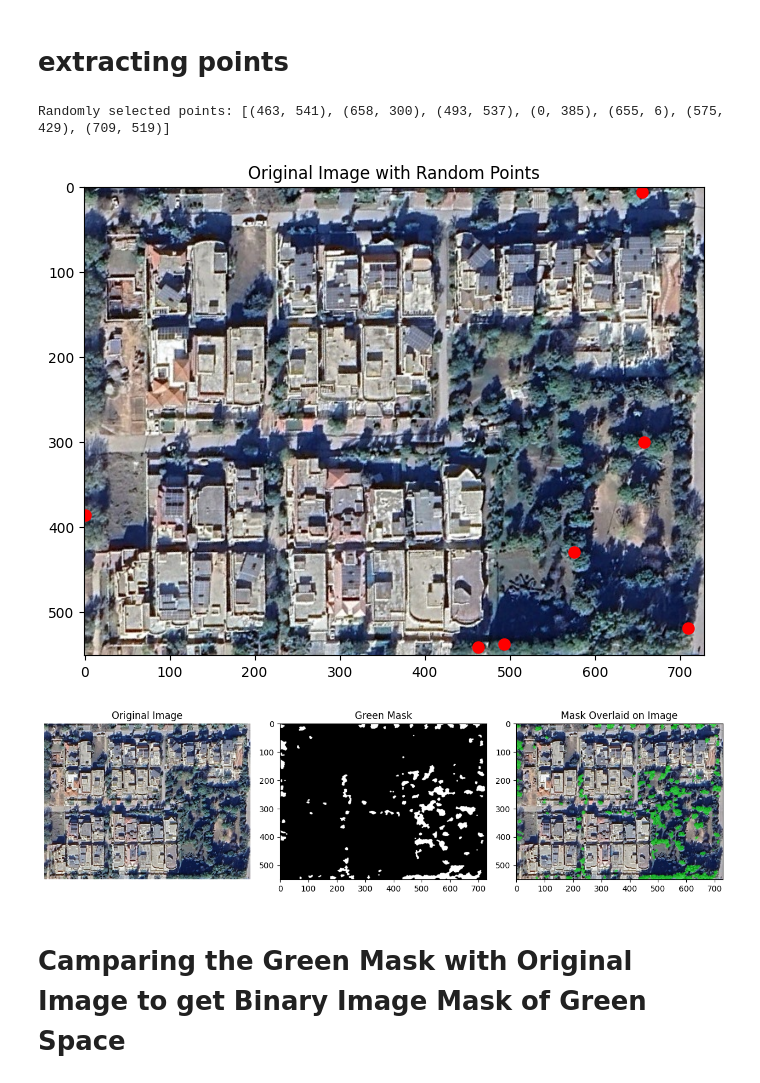
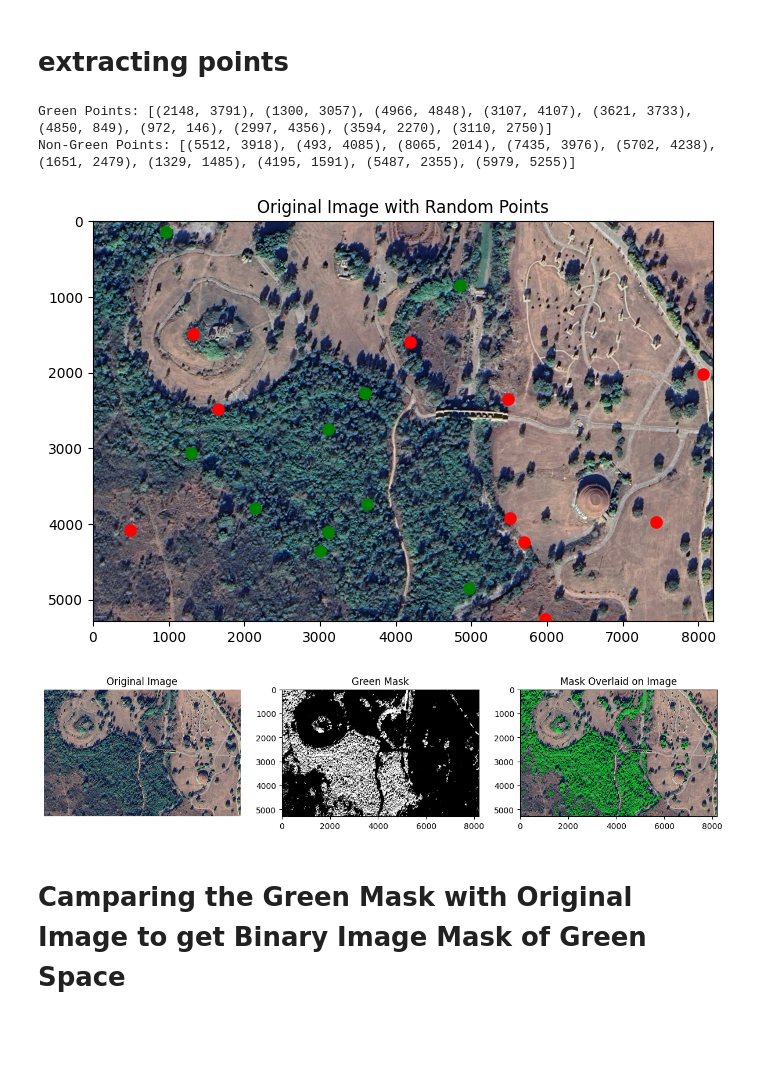
Before and after one commit to Faareh-Ahmed/Segment-Green-Spaces, a Jupyter notebook: Evaluation_Metrics.ipynb, the cells around one changed output. Cells and saved outputs as stored; diff of their text form; code cells hidden in the pictures; blank space fills up the shorter version.

```diff
--- a/Evaluation_Metrics.ipynb
+++ b/Evaluation_Metrics.ipynb
@@ -393,7 +438,6 @@ import cv2
 from PIL import Image
 import numpy as np
 import matplotlib.pyplot as plt
-from sklearn.metrics import confusion_matrix, ConfusionMatrixDisplay
 
 # Normalize image to 0-255 range
 def normalize_image(image_array):
@@ -403,15 +447,6 @@ def normalize_image(image_array):
 def extract_green_region(image_path, lower_hsv=(35, 50, 50), upper_hsv=(85, 255, 255)):
     """
     Extracts the dark green regions (e.g., trees) from an image while avoiding shadows.
-
-    Args:
-        image_path (str): Path to the image.
-        lower_hsv (tuple): Lower bound for HSV values (default: dark green).
-        upper_hsv (tuple): Upper bound for HSV values (default: light green).
-
-    Returns:
-        np.ndarray: Binary mask of green regions (1 for green, 0 for others).
-        np.ndarray: Original image as a NumPy array.
     """
     # Load image
     image = Image.open(image_path).convert("RGB")
@@ -423,7 +458,7 @@ def extract_green_region(image_path, lower_hsv=(35, 50, 50), upper_hsv=(85, 255,
     # Create a mask for the green color in the specified HSV range
     green_mask = cv2.inRange(hsv_image, np.array(lower_hsv), np.array(upper_hsv))
 
-    # Optional: Remove small noise and smooth the mask
+    # Remove small noise and smooth the mask
     kernel = cv2.getStructuringElement(cv2.MORPH_ELLIPSE, (5, 5))
     green_mask = cv2.morphologyEx(green_mask, cv2.MORPH_CLOSE, kernel)
     green_mask = cv2.morphologyEx(green_mask, cv2.MORPH_OPEN, kernel)
@@ -434,15 +469,6 @@ def extract_green_region(image_path, lower_hsv=(35, 50, 50), upper_hsv=(85, 255,
 def overlay_mask_on_image(original, mask, color=(255, 0, 0), alpha=0.5):
     """
     Overlays the binary mask on the original image with a given color and transparency.
-
-    Args:
-        original (np.ndarray): Original image as a NumPy array.
-        mask (np.ndarray): Binary mask of green regions.
-        color (tuple): RGB color for the mask overlay (default: red).
-        alpha (float): Transparency of the mask (default: 0.5).
-
-    Returns:
-        np.ndarray: Image with the mask overlaid.
     """
     overlay = original.copy()
     overlay[mask > 0] = (
@@ -450,76 +476,77 @@ def overlay_mask_on_image(original, mask, color=(255, 0, 0), alpha=0.5):
     ).astype(np.uint8)
     return overlay
 
-# Pick 5 random points from the green region
-def pick_random_points(mask, num_points=5):
+# Pick random points from a given mask
+def pick_random_points(mask, num_points=5, condition=True):
     """
-    Picks random points from the segmented green area of the mask.
+    Picks random points based on a condition (green area or non-green area).
+    """
+    coords = np.argwhere(mask > 0) if condition else np.argwhere(mask == 0)
 
-    Args:
-        mask (np.ndarray): Binary mask of green regions.
-        num_points (int): Number of random points to pick.
+    if len(coords) < num_points:
+        raise ValueError("Not enough points in the mask to pick from.")
 
-    Returns:
-        list: List of (x, y) coordinates of the selected points.
-    """
-    # Find the coordinates of all green pixels
-    green_coords = np.argwhere(mask > 0)
-    if len(green_coords) < num_points:
-        raise ValueError("Not enough green points in the mask to pick from.")
-    selected_points = green_coords[np.random.choice(len(green_coords), num_points, replace=False)]
+    selected_points = coords[np.random.choice(len(coords), num_points, replace=False)]
     return [(x, y) for y, x in selected_points]  # Convert (row, col) to (x, y)
 
 # Paths to images
-image_path = "/content/sample_data/wahabimage.jpg"
+image_path = "/content/sample_data/ISL_02_09.jpg"
 
 # Extract green mask and original image
 green_mask, original_image = extract_green_region(
     image_path,
-    lower_hsv=(30, 30, 30),  # Darker green
-    upper_hsv=(100, 255, 255)  # Lighter green
+    lower_hsv=(60, 60, 60),  # Darker green
+    upper_hsv=(110, 255, 255)  # Lighter green
 )
 
-# Pick random points from the green mask
-random_points = pick_random_points(green_mask, num_points=7)
-print("Randomly selected points:", random_points)
+# Pick random points from green and non-green areas
+green_points = pick_random_points(green_mask, num_points=10, condition=True)
+non_green_points = pick_random_points(green_mask, num_points=10, condition=False)
+
+print("Green Points:", green_points)
+print("Non-Green Points:", non_green_points)
 
 # Plot the original image with the selected points
 plt.figure(figsize=(8, 8))
 plt.imshow(original_image)
 plt.title("Original Image with Random Points")
 plt.axis("on")
 
 # Mark the random points on the image
-for (x, y) in random_points:
-    plt.plot(x, y, 'ro', markersize=8, label="Random Point")  # Red dots for points
+for (x, y) in green_points:
+    plt.plot(x, y, 'go', markersize=8, label="Green Area")  # Green dots for green points
+
+for (x, y) in non_green_points:
+    plt.plot(x, y, 'ro', markersize=8, label="Non-Green Area")  # Red dots for non-green points
 
 # Create the overlay image
 overlay_image = overlay_mask_on_image(original_image, green_mask, color=(0, 255, 0), alpha=0.5)
 
 # Visualize images
 plt.figure(figsize=(12, 6))
 
 plt.subplot(1, 3, 1)
 plt.imshow(original_image)
 plt.title("Original Image")
 plt.axis("off")
 
 plt.subplot(1, 3, 2)
 plt.imshow(green_mask, cmap="gray")
 plt.title("Green Mask")
 plt.axis("on")
 
 plt.subplot(1, 3, 3)
 plt.imshow(overlay_image)
 plt.title("Mask Overlaid on Image")
 plt.axis("on")
 
 plt.tight_layout()
 plt.show()
 # %% [output]
-Randomly selected points: [(463, 541), (658, 300), (493, 537), (0, 385), (655, 6), (575, 429), (709, 519)]
+Green Points: [(2148, 3791), (1300, 3057), (4966, 4848), (3107, 4107), (3621, 3733), (4850, 849), (972, 146), (2997, 4356), (3594, 2270), (3110, 2750)]
+Non-Green Points: [(5512, 3918), (493, 4085), (8065, 2014), (7435, 3976), (5702, 4238), (1651, 2479), (1329, 1485), (4195, 1591), (5487, 2355), (5979, 5255)]
-[figure, old version]
+[figure, new version]
-[figure, old version]
+[figure, new version]
 # %% [markdown]
 # Camparing the Green Mask with Original Image to get Binary Image Mask of Green Space
 # %%
```
Also changed, not shown: parts of 3 cells of this notebook.
